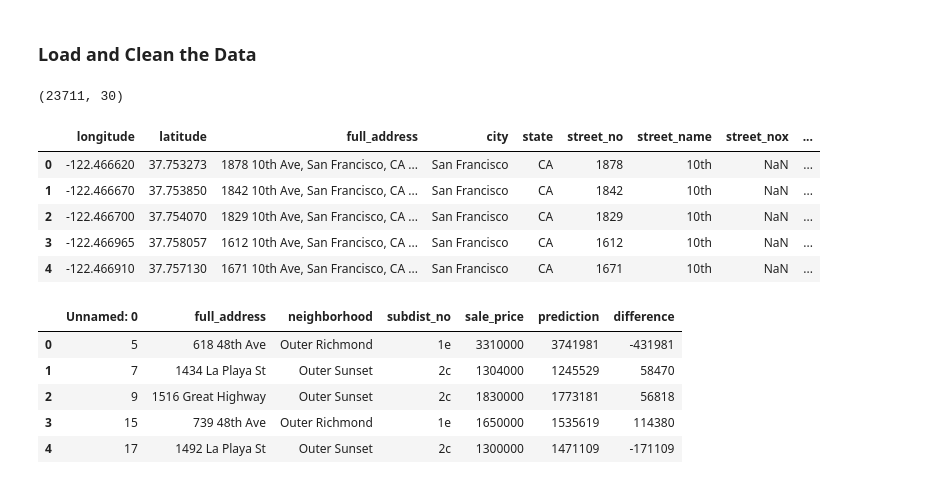
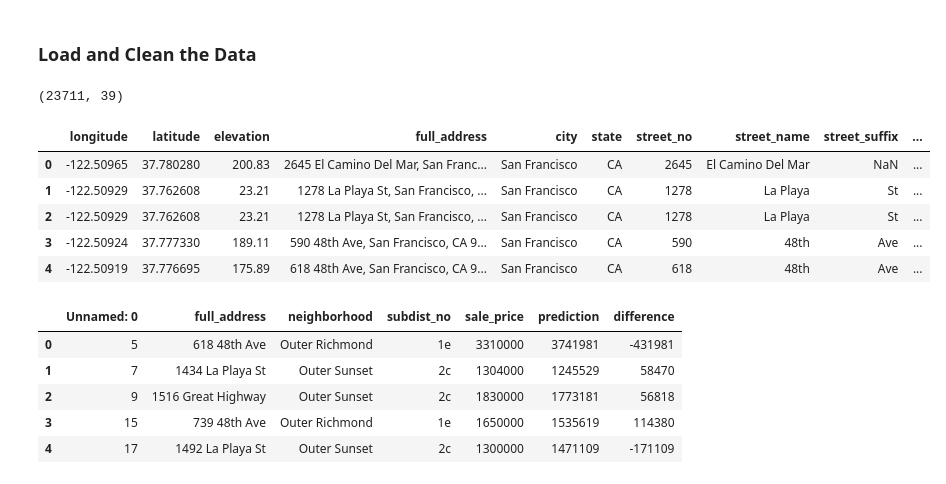
Before and after one commit to JimKing100/Jestimate, a Jupyter notebook: SF_Map_CodeTest4.ipynb, the cells around one changed output. Cells and saved outputs as stored; diff of their text form; code cells hidden in the pictures.

```diff
--- a/SF_Map_CodeTest4.ipynb
+++ b/SF_Map_CodeTest4.ipynb
@@ -35,31 +58,31 @@ from bokeh.models.widgets import TextInput
 # %%
 # Load SF real estate data - 10 years (2009-2018) of single family home sales in San Francisco downloaded from the SF MLS
 # Longitude and latitude were added to the csv file prior to loading using geocoding.geo.census.gov
 # Load the results of the price prediction
-initial_data = pd.read_csv('https://raw.githubusercontent.com/JimKing100/SF_Real_Estate_Live/master/data/SF-SFR-Sales-Final1.csv')
+initial_data = pd.read_csv('https://raw.githubusercontent.com/JimKing100/Jestimate/master/data/SF-SFR-Sales-Final2d.csv')
 results_data = pd.read_csv('https://raw.githubusercontent.com/JimKing100/Jestimate/master/data/display_data.csv')
 
 # Clean up full_address field dropping city, state and zip, clean up the neighborhood field to remove the number
 results_data['full_address'] = results_data.apply(lambda x: x['full_address'].split(',')[0], axis=1)
 results_data['neighborhood'] = results_data.apply(lambda x: x['neighborhood'].split('- ')[1], axis=1)
 
 # Rename nid to subdist_no
 results_data = results_data.rename(columns={'nid': 'subdist_no'})
 
 # Rename subdistr_desc to neighborhood
 temp_data = initial_data.rename(columns={'subdist_desc': 'neighborhood'})
 
 # Check the data
 print(temp_data.shape)
 temp_data.head(5)
 # %% [output]
-(23711, 30)
+(23711, 39)
-|  | longitude | latitude | full_address | city | state | street_no | street_name | street_nox | ... |
-| 0 | -122.466620 | 37.753273 | 1878 10th Ave, San Francisco, CA ... | San Francisco | CA | 1878 | 10th | NaN | ... |
-| 1 | -122.466670 | 37.753850 | 1842 10th Ave, San Francisco, CA ... | San Francisco | CA | 1842 | 10th | NaN | ... |
-| 2 | -122.466700 | 37.754070 | 1829 10th Ave, San Francisco, CA ... | San Francisco | CA | 1829 | 10th | NaN | ... |
-| 3 | -122.466965 | 37.758057 | 1612 10th Ave, San Francisco, CA ... | San Francisco | CA | 1612 | 10th | NaN | ... |
-| 4 | -122.466910 | 37.757130 | 1671 10th Ave, San Francisco, CA ... | San Francisco | CA | 1671 | 10th | NaN | ... |
+|  | longitude | latitude | elevation | full_address | city | state | street_no | street_name | street_suffix | ... |
+| 0 | -122.50965 | 37.780280 | 200.83 | 2645 El Camino Del Mar, San Franc... | San Francisco | CA | 2645 | El Camino Del Mar | NaN | ... |
+| 1 | -122.50929 | 37.762608 | 23.21 | 1278 La Playa St, San Francisco, ... | San Francisco | CA | 1278 | La Playa | St | ... |
+| 2 | -122.50929 | 37.762608 | 23.21 | 1278 La Playa St, San Francisco, ... | San Francisco | CA | 1278 | La Playa | St | ... |
+| 3 | -122.50924 | 37.777330 | 189.11 | 590 48th Ave, San Francisco, CA 9... | San Francisco | CA | 590 | 48th | Ave | ... |
+| 4 | -122.50919 | 37.776695 | 175.89 | 618 48th Ave, San Francisco, CA 9... | San Francisco | CA | 618 | 48th | Ave | ... |
 # %%
 # Fill house square foot zero values with the average house square footage by bedroom for all single family homes in SF
 averagesf_data = temp_data.groupby('beds').sf.mean()
```
Also changed, not shown: parts of 3 cells of this notebook.
